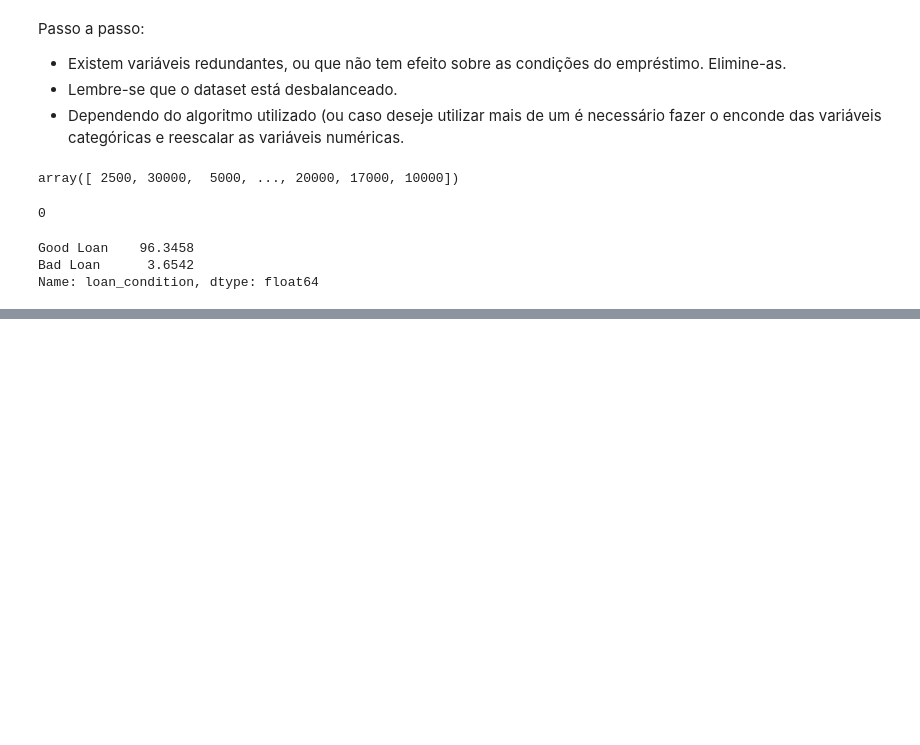
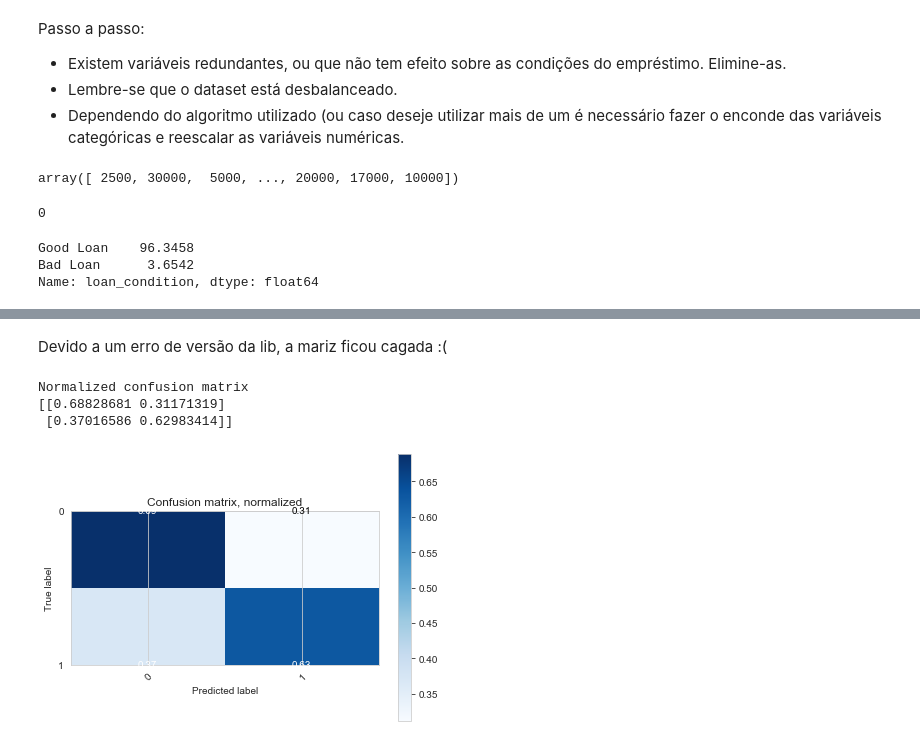
Before and after one commit to bahbbc/presentations, a Jupyter notebook: classes/lending_challenge/Lending club.ipynb, the cells around one changed output, grey strips where cells are left out. Drawn from its saved outputs; the diff is of its cells as text; code cells hidden in the pictures; blank space fills up the shorter version.

```diff
--- a/classes/lending_challenge/Lending club.ipynb
+++ b/classes/lending_challenge/Lending club.ipynb
@@ -753,0 +833,10 @@ X_test = sc_X.transform(X_test)
+# %% [markdown]
+Devido a um erro de versão da lib, a mariz ficou cagada :(
+# %%
+_ = plot_confusion_matrix(y_test, y_pred, normalize=True,
+                      title='Confusion matrix, normalized')
+# %% [output]
+Normalized confusion matrix
+[[0.68828681 0.31171319]
+ [0.37016586 0.62983414]]
+[figure, added]
```
Also changed, not shown: parts of 17 cells of this notebook.
